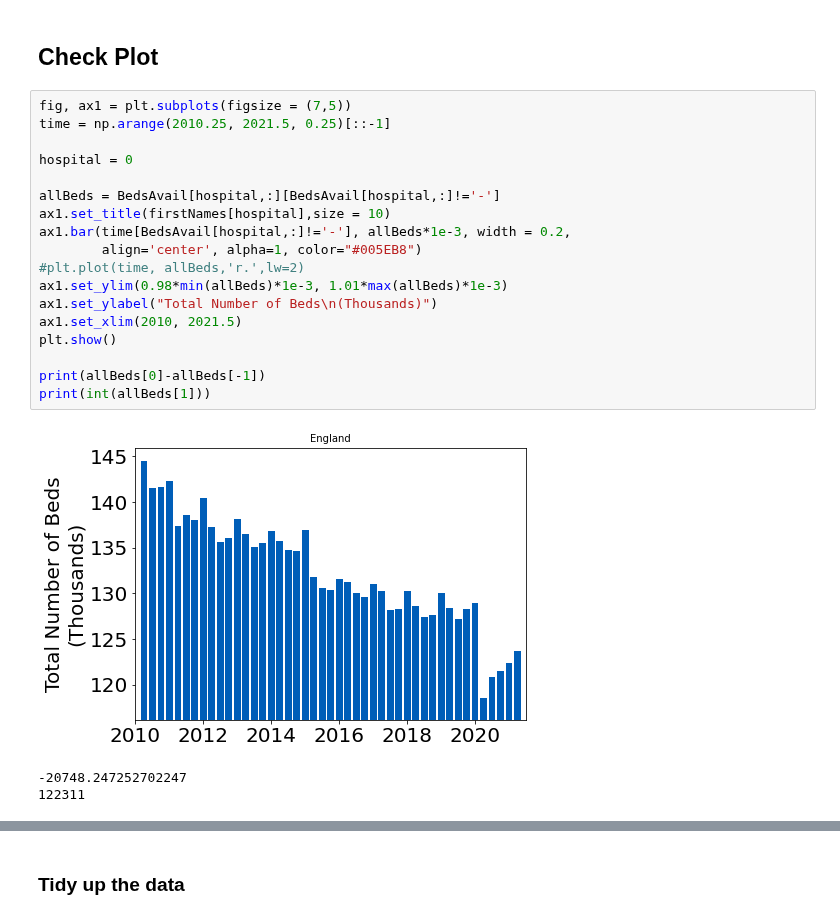
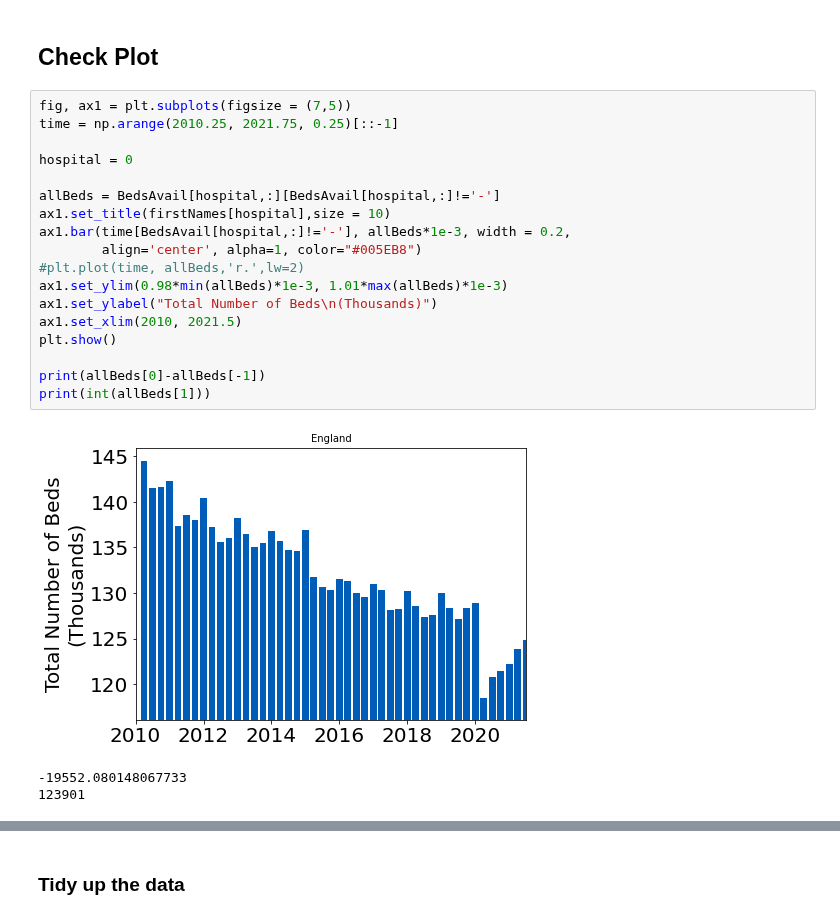
Before and after one commit to HowsMyNHS/NHSdata, a Jupyter notebook: Bed_Data/NhsEngBeds.ipynb, the cells around one changed output, grey strips where cells are left out. Saved outputs shown, nothing was run; the diff lists cells and outputs as text.

```diff
--- a/Bed_Data/NhsEngBeds.ipynb
+++ b/Bed_Data/NhsEngBeds.ipynb
@@ -150,26 +150,26 @@ for i, name in enumerate(data):
 <h2> Check Plot</h2>
 # %%
 fig, ax1 = plt.subplots(figsize = (7,5))
-time = np.arange(2010.25, 2021.5, 0.25)[::-1]
+time = np.arange(2010.25, 2021.75, 0.25)[::-1]
 
 hospital = 0
 
 allBeds = BedsAvail[hospital,:][BedsAvail[hospital,:]!='-']
 ax1.set_title(firstNames[hospital],size = 10)
 ax1.bar(time[BedsAvail[hospital,:]!='-'], allBeds*1e-3, width = 0.2,
         align='center', alpha=1, color="#005EB8")
 #plt.plot(time, allBeds,'r.',lw=2)
 ax1.set_ylim(0.98*min(allBeds)*1e-3, 1.01*max(allBeds)*1e-3)
 ax1.set_ylabel("Total Number of Beds\n(Thousands)")
 ax1.set_xlim(2010, 2021.5)
 plt.show()
 
 print(allBeds[0]-allBeds[-1])
 print(int(allBeds[1]))
 # %% [output]
-[figure, old version]
+[figure, new version]
--20748.247252702247
-122311
+-19552.080148067733
+123901
 # %%
 better = 0
 worse = 0
```
Also changed, not shown: parts of 6 cells of this notebook, 5 other files.
